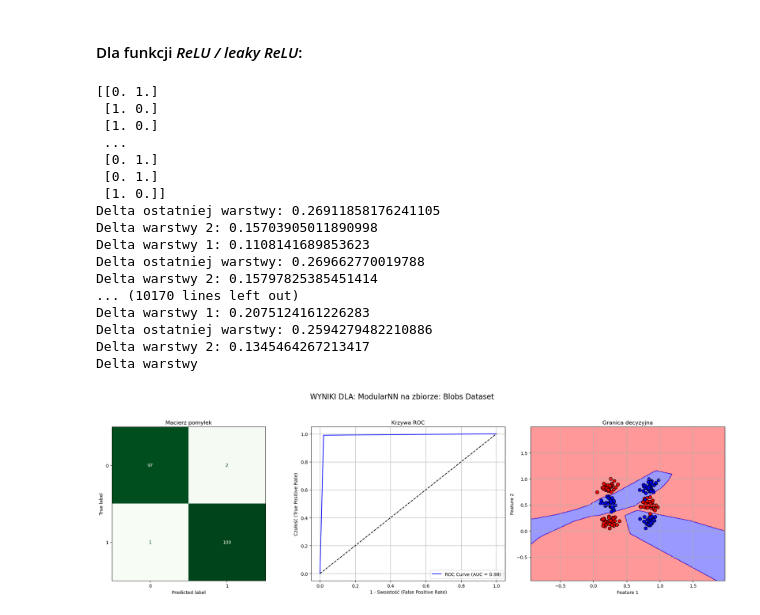
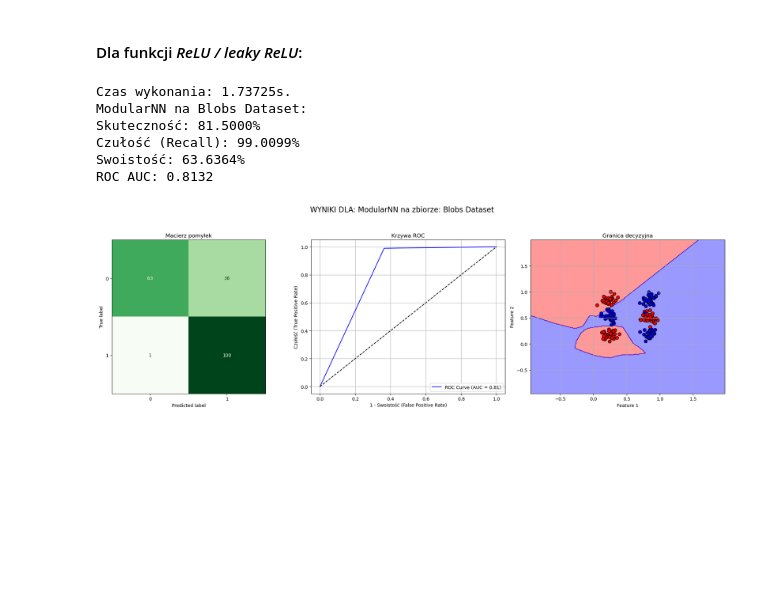
Before and after one commit to Jvsin/ai-studies, a Jupyter notebook: pum2025/LAB8/lab8.ipynb, the cells around one changed output. Cells and saved outputs as stored; diff of their text form; code cells hidden in the pictures; blank space fills up the shorter version.

```diff
--- a/pum2025/LAB8/lab8.ipynb
+++ b/pum2025/LAB8/lab8.ipynb
@@ -200,12 +199,13 @@ plt.show()
 # %% [markdown]
 #### Dla funkcji *sigmoid*:
 # %%
+start = time.time()
 for i in range(1):
     nn = NeuralNetwork(layers_sizes=[2, 10, 10, 2], act_fun='logistic', eta=0.1, max_epochs=10000)
     nn.train(X_train, y_train)
     y_pred = nn.predict(X_test)
-print(y_test)
-print(y_pred)
+end = time.time()
+print(f"Czas wykonania: {end - start:.5f} s.")
 acc, sensitivity, specificity, roc_auc = evaluate_classifier(
 y_test, y_pred, X_test, y_test, nn, "ModularNN", "Blobs Dataset", labels=[0, 1], decision_plot=True)
 # %% [output]
@@ -232,32 +221,22 @@ Delta
 # %%
 scaler = MinMaxScaler()
 X_train = scaler.fit_transform(X_train)
 X_test = scaler.transform(X_test)
 
+start = time.time()
 for i in range(1):
-    nn = NeuralNetwork(layers_sizes=[2, 10, 10, 2], act_fun='leaky_relu', eta=0.01, max_epochs=10000)
+    nn = NeuralNetwork(layers_sizes=[2, 10, 10, 2], act_fun='leaky_relu', eta=0.01, max_epochs=5000)
     nn.train(X_train, y_train)
     y_pred = nn.predict(X_test)
-print(y_test)
-print(y_pred)
+end = time.time()
+print(f"Czas wykonania: {end - start:.5f}s.")
 acc, sensitivity, specificity, roc_auc = evaluate_classifier(
 y_test, y_pred, X_test, y_test, nn, "ModularNN", "Blobs Dataset", labels=[0, 1], decision_plot=True)
 # %% [output]
-[[0. 1.]
- [1. 0.]
- [1. 0.]
- ...
- [0. 1.]
- [0. 1.]
- [1. 0.]]
-Delta ostatniej warstwy: 0.26911858176241105
-Delta warstwy 2: 0.15703905011890998
-Delta warstwy 1: 0.1108141689853623
-Delta ostatniej warstwy: 0.269662770019788
-Delta warstwy 2: 0.15797825385451414
-... (10170 lines left out)
-Delta warstwy 1: 0.2075124161226283
-Delta ostatniej warstwy: 0.2594279482210886
-Delta warstwy 2: 0.1345464267213417
-Delta warstwy
+Czas wykonania: 1.73725s.
+ModularNN na Blobs Dataset:
+Skuteczność: 81.5000%
+Czułość (Recall): 99.0099%
+Swoistość: 63.6364%
+ROC AUC: 0.8132
-[figure, old version]
+[figure, new version]
```
Also changed, not shown: parts of 12 cells of this notebook.
